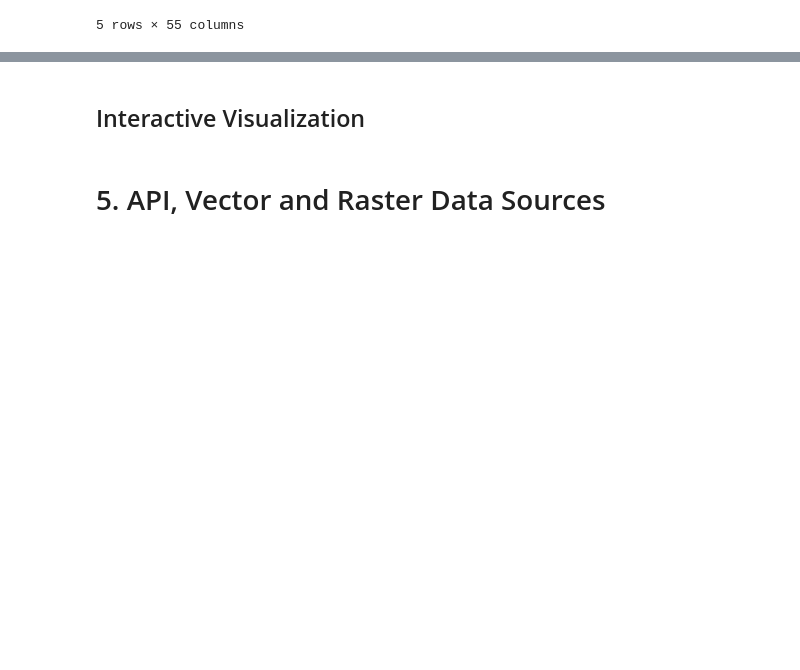
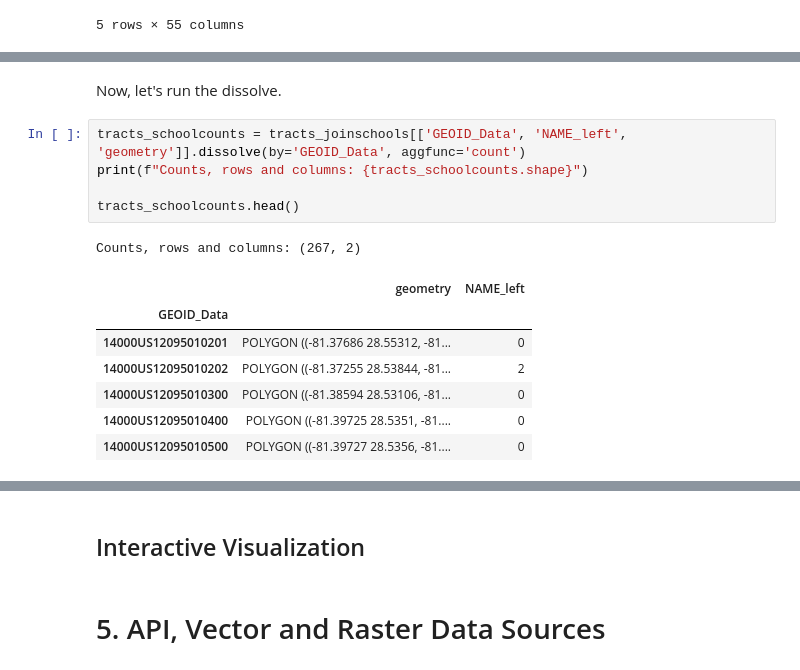
Before and after one commit to meiqingli/PAD-6716, a Jupyter notebook: PAD_6716_Python_Geospatial_Demo.ipynb, the cells around one changed output, grey strips where cells are left out. Cells and saved outputs as stored; diff of their text form; blank space fills up the shorter version.

```diff
--- a/PAD_6716_Python_Geospatial_Demo.ipynb
+++ b/PAD_6716_Python_Geospatial_Demo.ipynb
@@ -575,0 +623,16 @@ schools_jointracts.head()
+# %% [markdown]
+Now, let's run the dissolve.
+# %%
+tracts_schoolcounts = tracts_joinschools[['GEOID_Data', 'NAME_left', 'geometry']].dissolve(by='GEOID_Data', aggfunc='count')
+print(f"Counts, rows and columns: {tracts_schoolcounts.shape}")
+
+tracts_schoolcounts.head()
+# %% [output]
+Counts, rows and columns: (267, 2)
+|  | geometry | NAME_left |
+| GEOID_Data |  |  |
+| 14000US12095010201 | POLYGON ((-81.37686 28.55312, -81... | 0 |
+| 14000US12095010202 | POLYGON ((-81.37255 28.53844, -81... | 2 |
+| 14000US12095010300 | POLYGON ((-81.38594 28.53106, -81... | 0 |
+| 14000US12095010400 | POLYGON ((-81.39725 28.5351, -81.... | 0 |
+| 14000US12095010500 | POLYGON ((-81.39727 28.5356, -81.... | 0 |
```
Also changed, not shown: parts of 7 cells of this notebook.
